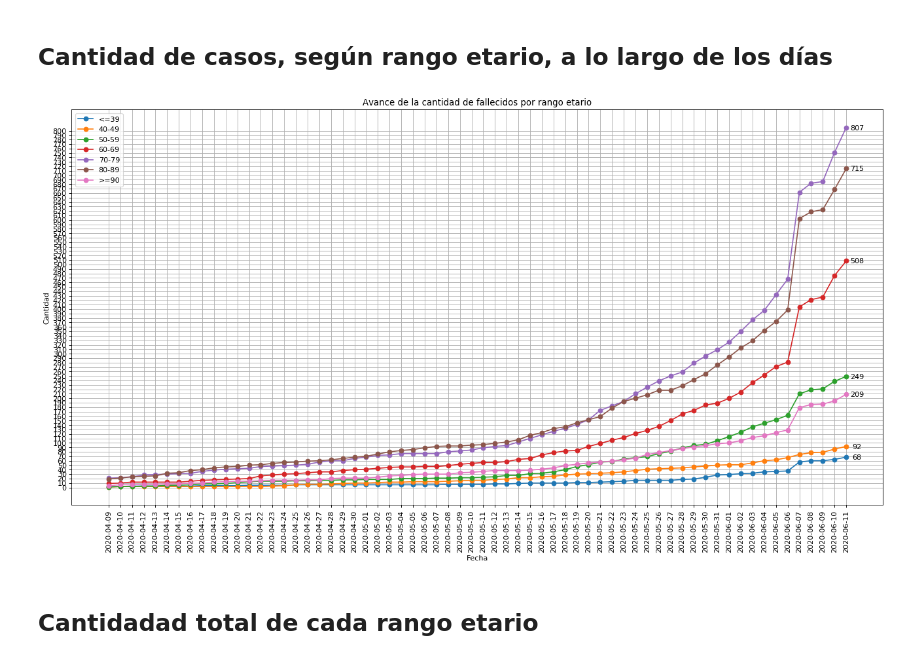
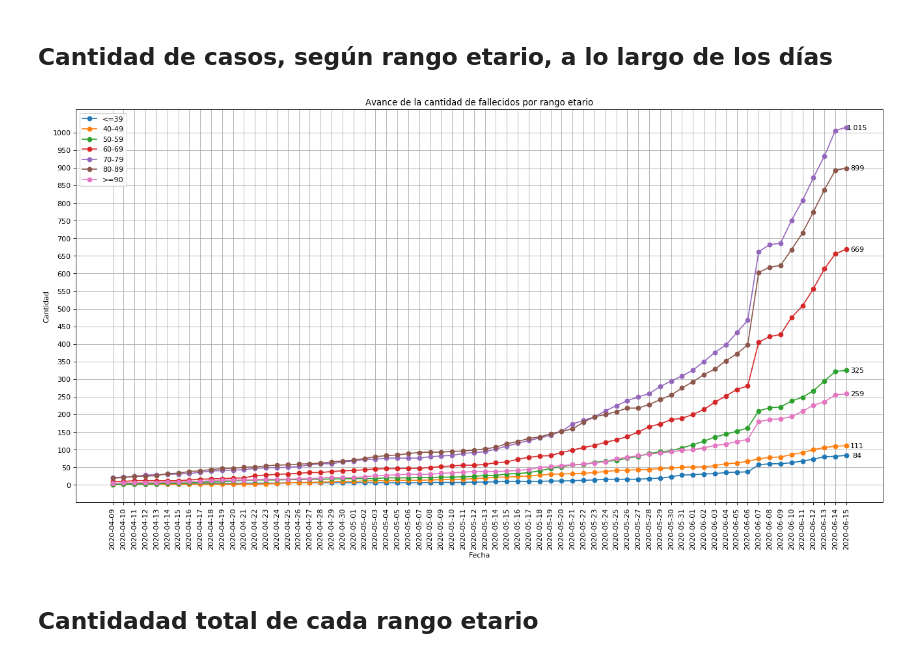
Before and after one commit to patricionicolas/Covid-19-Chile, a Jupyter notebook: Fallecidos.ipynb, the cells around one changed output. Saved outputs shown, nothing was run; the diff lists cells and outputs as text; code cells hidden in the pictures.

Commit message:
Update data
update data

```diff
--- a/Fallecidos.ipynb
+++ b/Fallecidos.ipynb
@@ -37,35 +37,35 @@ plt.plot(data_edad["Grupo de edad"], data_edad["40-49"], "o-")
 plt.plot(data_edad["Grupo de edad"], data_edad["50-59"], "o-")
 plt.plot(data_edad["Grupo de edad"], data_edad["60-69"], "o-")
 plt.plot(data_edad["Grupo de edad"], data_edad["70-79"], "o-")
 plt.plot(data_edad["Grupo de edad"], data_edad["80-89"], "o-")
 plt.plot(data_edad["Grupo de edad"], data_edad[">=90"],  "o-")
 plt.xticks(data_edad["Grupo de edad"], rotation='vertical')
 plt.legend(data_edad.columns[1:])
 plt.title("Avance de la cantidad de fallecidos por rango etario")
 plt.xlabel("Fecha")
 plt.ylabel("Cantidad")
-plt.yticks(np.arange(0, max(data_edad["70-79"]), 10))
+plt.yticks(np.arange(0, max(data_edad["70-79"]), 50))
 plt.grid()
 ### ----- DATO ULTIMO DIA ----- ###
 last_x_ticks = data_edad["Grupo de edad"].tail(1).tolist()
 last_39_tick = data_edad["<=39"].tail(1).tolist()
 last_40_tick = data_edad["40-49"].tail(1).tolist()
 last_50_tick = data_edad["50-59"].tail(1).tolist()
 last_60_tick = data_edad["60-69"].tail(1).tolist()
 last_70_tick = data_edad["70-79"].tail(1).tolist()
 last_80_tick = data_edad["80-89"].tail(1).tolist()
 last_90_tick = data_edad[">=90"].tail(1).tolist()
 labelonbars(last_x_ticks, last_39_tick)
 labelonbars(last_x_ticks, last_40_tick)
 labelonbars(last_x_ticks, last_50_tick)
 labelonbars(last_x_ticks, last_60_tick)
 labelonbars(last_x_ticks, last_70_tick)
 labelonbars(last_x_ticks, last_80_tick)
 labelonbars(last_x_ticks, last_90_tick)
 ### ----- DATO ULTIMO DIA ----- ###
 plt.show()
 # %% [output]
-[figure, old version]
+[figure, new version]
 # %% [markdown]
 ## Cantidadad total de cada rango etario
 # %%
```
Also changed, not shown: parts of 7 cells of this notebook, 5 other files.
